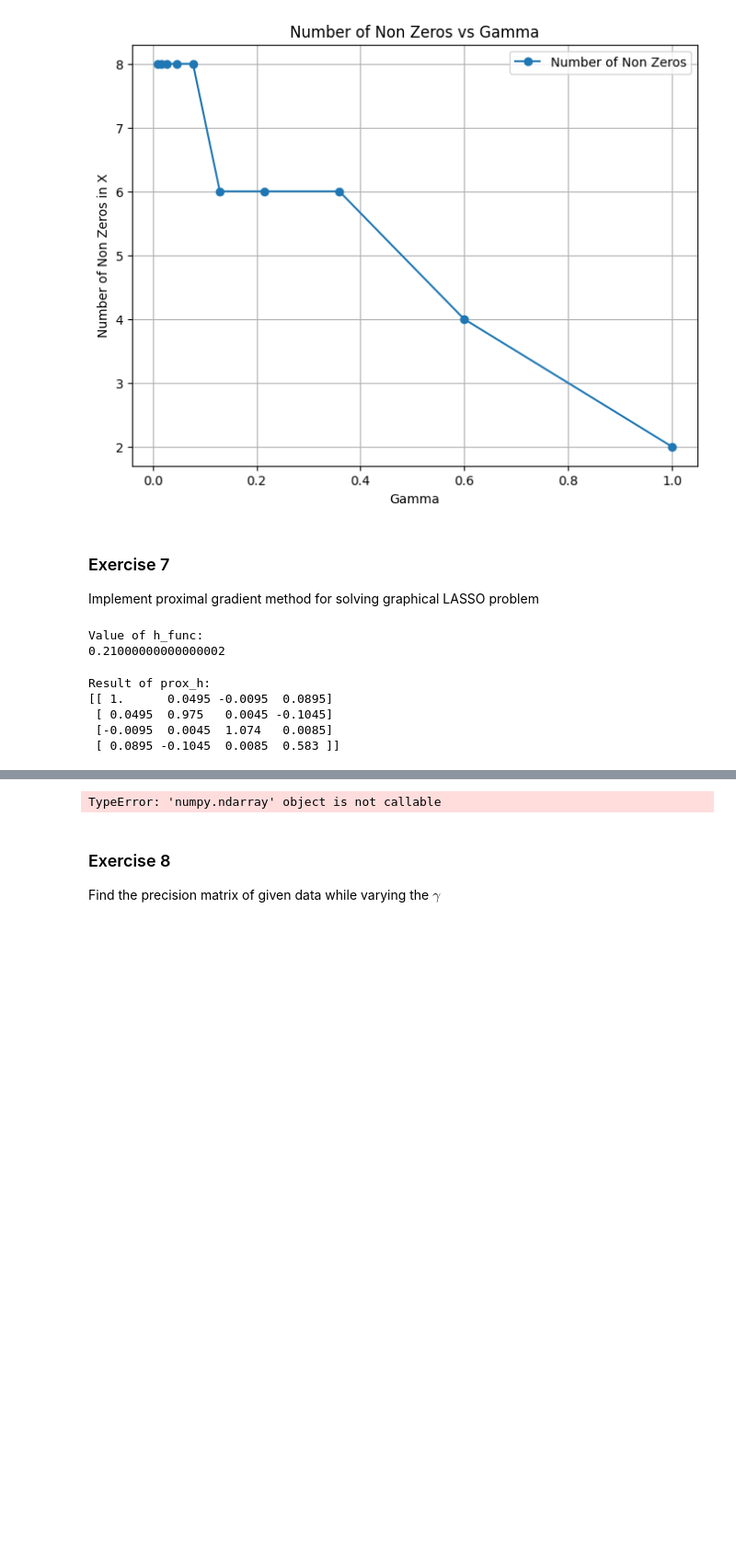
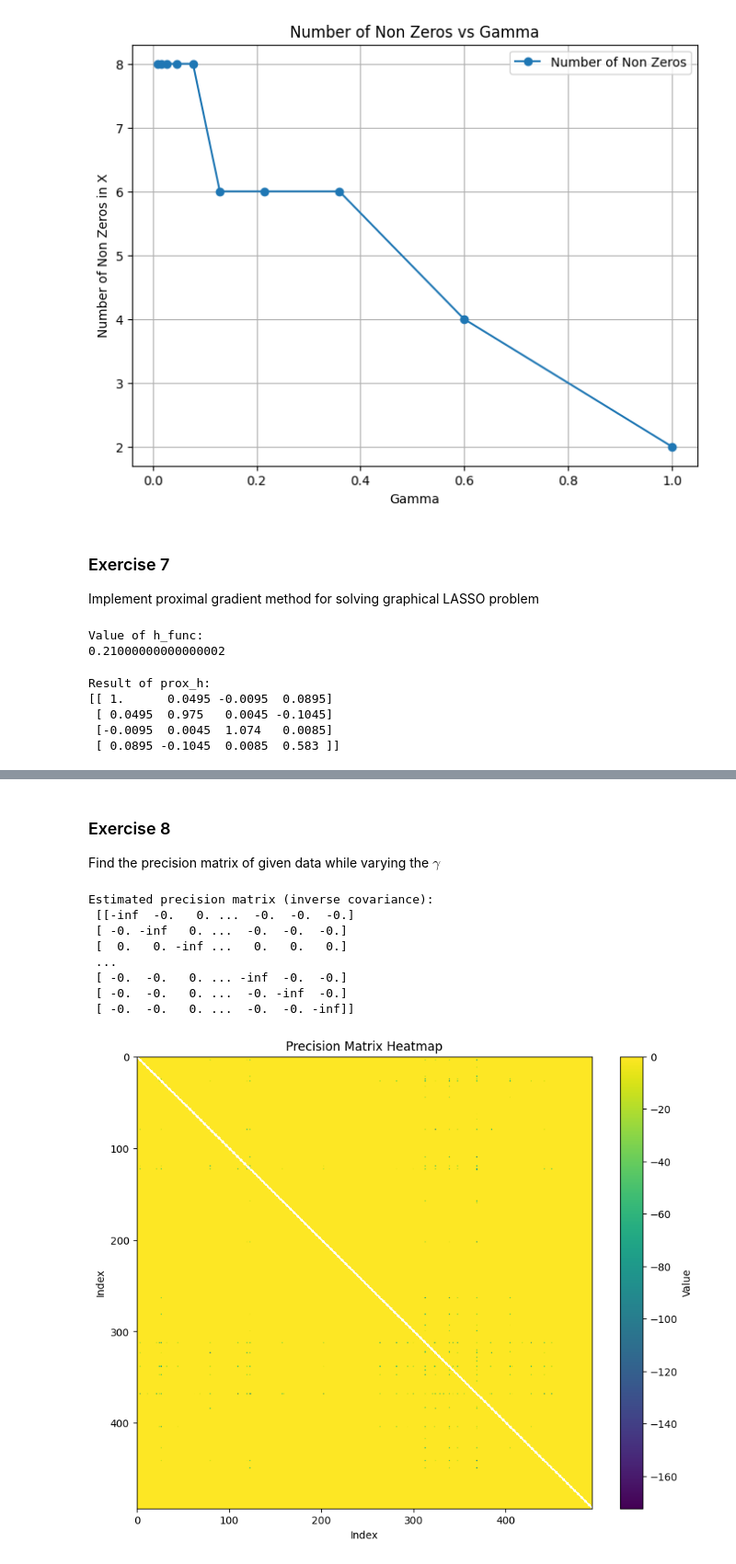
Before and after one commit to LuigiPampanin01/Optimization_for_Datascience, a Jupyter notebook: assignmennt.ipynb, the cells around one changed output, grey strips where cells are left out. Shown: that part at 92% size. Cells and saved outputs as stored; diff of their text form; code cells hidden in the pictures; blank space fills up the shorter version.

```diff
--- a/assignmennt.ipynb
+++ b/assignmennt.ipynb
@@ -293,20 +315,6 @@ def proximal_gradient_descent_backtracking(
             break
 
     return X
-# %%
-# Define initial step size
-t_init = 0.01
-
-# Test proximal_gradient_descent_backtracking
-result_pg_backtracking = proximal_gradient_descent_backtracking(  # TODO : FIX THIS SHIT PLS, I'M GOING CRAZY.
-    X_initial, h_func_cp, h_func, t_init, grad_x, arg_prox, S, gamma,
-    g_func, compute_U, epsilon=1e-1
-)
-
-print("Result of Proximal Gradient Descent with Backtracking:")
-print(result_pg_backtracking)
-# %% [output]
-TypeError: 'numpy.ndarray' object is not callable
 # %% [markdown]
 ### Exercise 8 ###
 
@@ -315,3 +326,35 @@ Find the precision matrix of given data while varying the $\gamma$
 matrix = np.loadtxt('data/sp500.txt')
 
 gammas = np.logspace(-2, -1, 10)
+# %%
+
+
+# Fit Graphical LASSO
+model = GraphicalLasso(alpha=0.001)  # alpha = regularization parameter (similar to gamma)
+model.fit(matrix)
+
+# Access results
+precision_matrix = model.precision_  # Estimated inverse covariance (Θ)
+
+np.fill_diagonal(precision_matrix, -np.inf)
+covariance_matrix = model.covariance_
+
+print("Estimated precision matrix (inverse covariance):\n", precision_matrix)
+
+plt.figure(figsize=(10, 8))
+plt.imshow(precision_matrix, cmap='viridis', aspect='auto')
+plt.colorbar(label='Value')
+plt.title('Precision Matrix Heatmap')
+plt.xlabel('Index')
+plt.ylabel('Index')
+plt.show()
+# %% [output]
+Estimated precision matrix (inverse covariance):
+ [[-inf  -0.   0. ...  -0.  -0.  -0.]
+ [ -0. -inf   0. ...  -0.  -0.  -0.]
+ [  0.   0. -inf ...   0.   0.   0.]
+ ...
+ [ -0.  -0.   0. ... -inf  -0.  -0.]
+ [ -0.  -0.   0. ...  -0. -inf  -0.]
+ [ -0.  -0.   0. ...  -0.  -0. -inf]]
+[figure, added]
```
Also changed, not shown: parts of 6 cells of this notebook, 1 other file.
